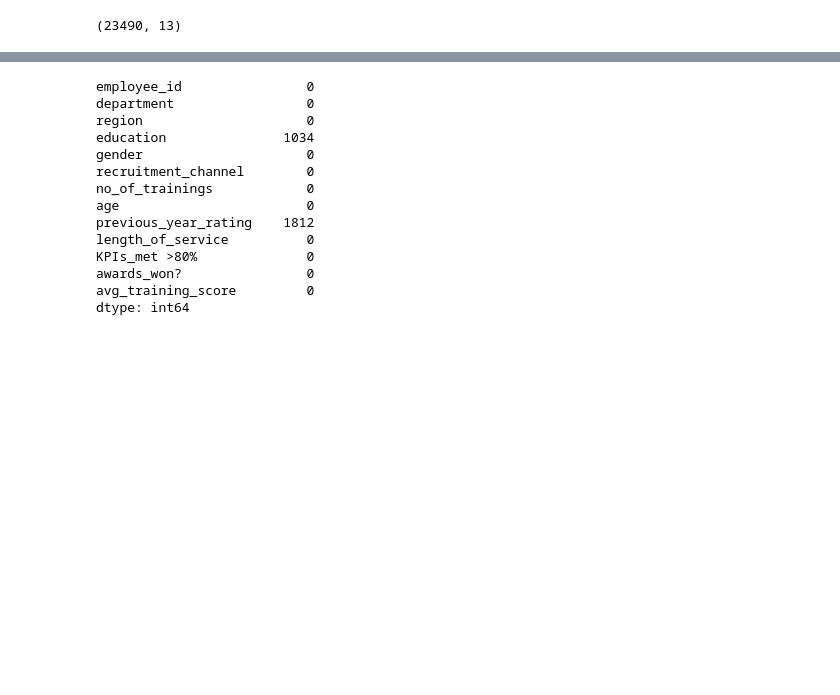
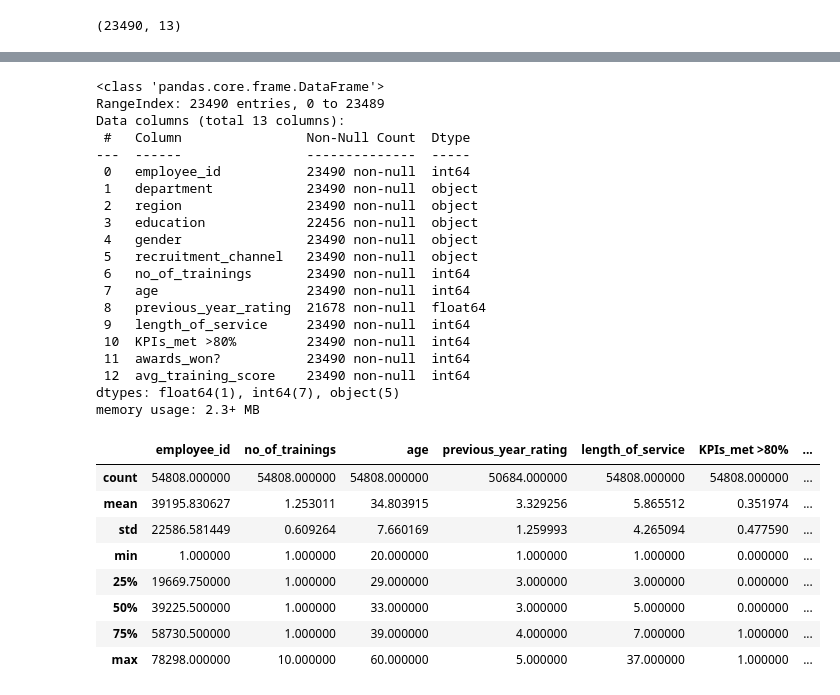
Before and after one commit to AniketBahukhandi/machine-learning-slog-solutions, a Jupyter notebook: assignment/assignment.ipynb, the cells around one changed output, grey strips where cells are left out. Saved outputs shown, nothing was run; the diff lists cells and outputs as text; code cells hidden in the pictures; blank space fills up the shorter version.

```diff
--- a/assignment/assignment.ipynb
+++ b/assignment/assignment.ipynb
@@ -52,21 +55,35 @@ dtype: int64
 # %%
-test.isnull().sum()
-#train["education"].fillna("NO Graduation",inplace=True)
-#train.isnull().sum()
-#train["previous_year_rating"].fillna("0",inplace=True)
-#train.isnull().sum()
+test.info()
 # %% [output]
-employee_id                0
-department                 0
-region                     0
-education               1034
-gender                     0
-recruitment_channel        0
-no_of_trainings            0
-age                        0
-previous_year_rating    1812
-length_of_service          0
-KPIs_met >80%              0
-awards_won?                0
-avg_training_score         0
-dtype: int64
+<class 'pandas.core.frame.DataFrame'>
+RangeIndex: 23490 entries, 0 to 23489
+Data columns (total 13 columns):
+ #   Column                Non-Null Count  Dtype
+---  ------                --------------  -----
+ 0   employee_id           23490 non-null  int64
+ 1   department            23490 non-null  object
+ 2   region                23490 non-null  object
+ 3   education             22456 non-null  object
+ 4   gender                23490 non-null  object
+ 5   recruitment_channel   23490 non-null  object
+ 6   no_of_trainings       23490 non-null  int64
+ 7   age                   23490 non-null  int64
+ 8   previous_year_rating  21678 non-null  float64
+ 9   length_of_service     23490 non-null  int64
+ 10  KPIs_met >80%         23490 non-null  int64
+ 11  awards_won?           23490 non-null  int64
+ 12  avg_training_score    23490 non-null  int64
+dtypes: float64(1), int64(7), object(5)
+memory usage: 2.3+ MB
+# %%
+train.describe()
+# %% [output]
+|  | employee_id | no_of_trainings | age | previous_year_rating | length_of_service | KPIs_met >80% | ... |
+| count | 54808.000000 | 54808.000000 | 54808.000000 | 50684.000000 | 54808.000000 | 54808.000000 | ... |
+| mean | 39195.830627 | 1.253011 | 34.803915 | 3.329256 | 5.865512 | 0.351974 | ... |
+| std | 22586.581449 | 0.609264 | 7.660169 | 1.259993 | 4.265094 | 0.477590 | ... |
+| min | 1.000000 | 1.000000 | 20.000000 | 1.000000 | 1.000000 | 0.000000 | ... |
+| 25% | 19669.750000 | 1.000000 | 29.000000 | 3.000000 | 3.000000 | 0.000000 | ... |
+| 50% | 39225.500000 | 1.000000 | 33.000000 | 3.000000 | 5.000000 | 0.000000 | ... |
+| 75% | 58730.500000 | 1.000000 | 39.000000 | 4.000000 | 7.000000 | 1.000000 | ... |
+| max | 78298.000000 | 10.000000 | 60.000000 | 5.000000 | 37.000000 | 1.000000 | ... |
```
Also changed, not shown: parts of 14 cells of this notebook.
